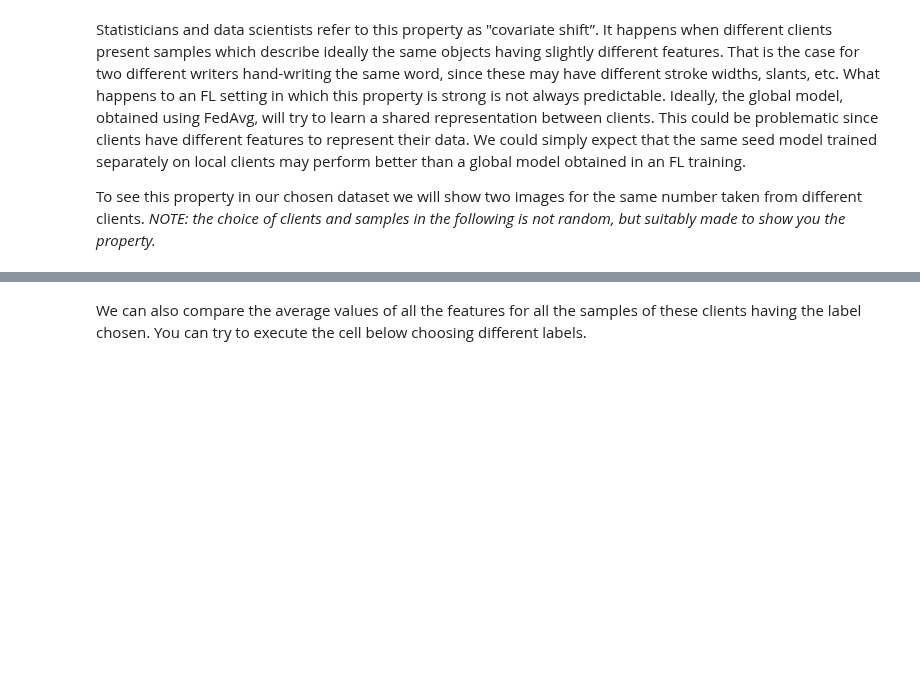
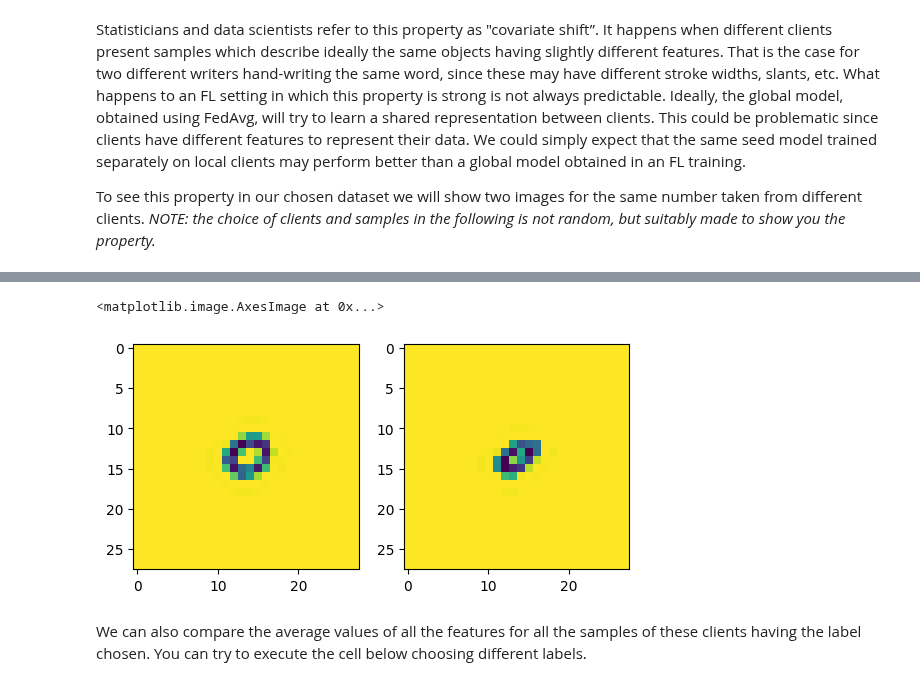
Before and after one commit to camlsys/L361-Federated-Learning, a Jupyter notebook: labs/L361_Lab_2_Data_Heterogeneity.ipynb, the cells around one changed output, grey strips where cells are left out. Drawn from its saved outputs; the diff is of its cells as text; code cells hidden in the pictures; blank space fills up the shorter version.

```diff
--- a/labs/L361_Lab_2_Data_Heterogeneity.ipynb
+++ b/labs/L361_Lab_2_Data_Heterogeneity.ipynb
@@ -206,12 +203,13 @@ client_0_dataset: FEMNIST = FEMNIST(
 client_1000_dataset: FEMNIST = FEMNIST(
     mapping=federated_partition / "1000", data_dir=data_dir, name="train"
 )
-img_A, label_A = client_0_dataset[4]
-img_B, label_B = client_1000_dataset[0]
+img_a, label_a = client_0_dataset[4]
+img_b, label_b = client_1000_dataset[0]
 
-log(INFO, f"For client 0, sample 4 has label {label_A}")
-log(INFO, f"For client 1000, sample 0 has label {label_B}")
+log(INFO, f"For client 0, sample 4 has label {label_a}")
+log(INFO, f"For client 1000, sample 0 has label {label_b}")
 # display images
 fig, ax = plt.subplots(1, 2)
-ax[0].imshow(img_A)
-ax[1].imshow(img_B)
+ax[0].imshow(img_a)
+ax[1].imshow(img_b)
+# %% [output]
@@ -218,3 +218,5 @@ ax[1].imshow(img_B)
+<matplotlib.image.AxesImage at 0x...>
+[figure, added]
 # %% [markdown]
 We can also compare the average values of all the features for all the samples of these clients having the label chosen. You can try to execute the cell below choosing different labels.
 # %%
```
Also changed, not shown: parts of 62 cells of this notebook.
